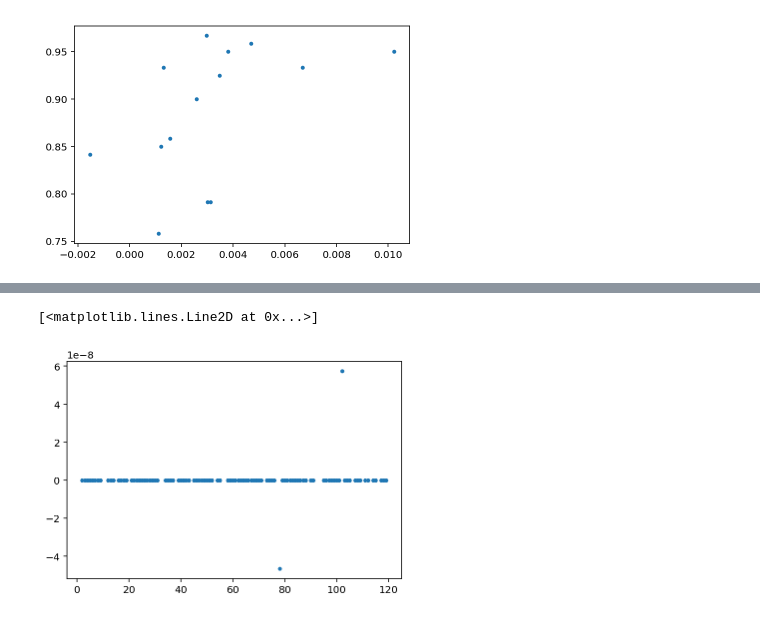
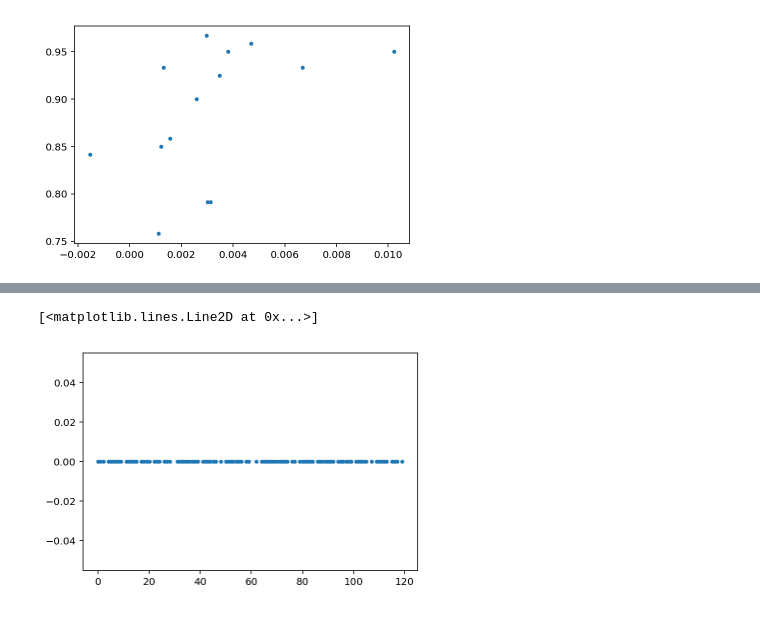
Before and after one commit to rdgao/field-echos, a Jupyter notebook: notebooks/viz_johnson_wm.ipynb, the cells around one changed output, grey strips where cells are left out. Saved outputs shown, nothing was run; the diff lists cells and outputs as text; code cells hidden in the pictures.

```diff
--- a/notebooks/viz_johnson_wm.ipynb
+++ b/notebooks/viz_johnson_wm.ipynb
@@ -227,8 +262,8 @@ plt.plot(bv_all_tau[subj][cond], all_tau[subj][cond], '.');
 # %%
-subj, cond, chan = -4, 0, 2
+subj, cond, chan = -4, 1, 2
 #plt.loglog(bv_all_tau[-2][cond,chan], all_tau[-2][cond,chan], '.')
 #plt.plot(plt.xlim(),plt.ylim(), '--')
 plt.plot(bv_all_tau[subj][cond,chan]-all_tau[subj][cond,chan], '.')
 # %% [output]
 [<matplotlib.lines.Line2D at 0x...>]
-[figure, old version]
+[figure, new version]
```
Also changed, not shown: parts of 5 cells of this notebook.
